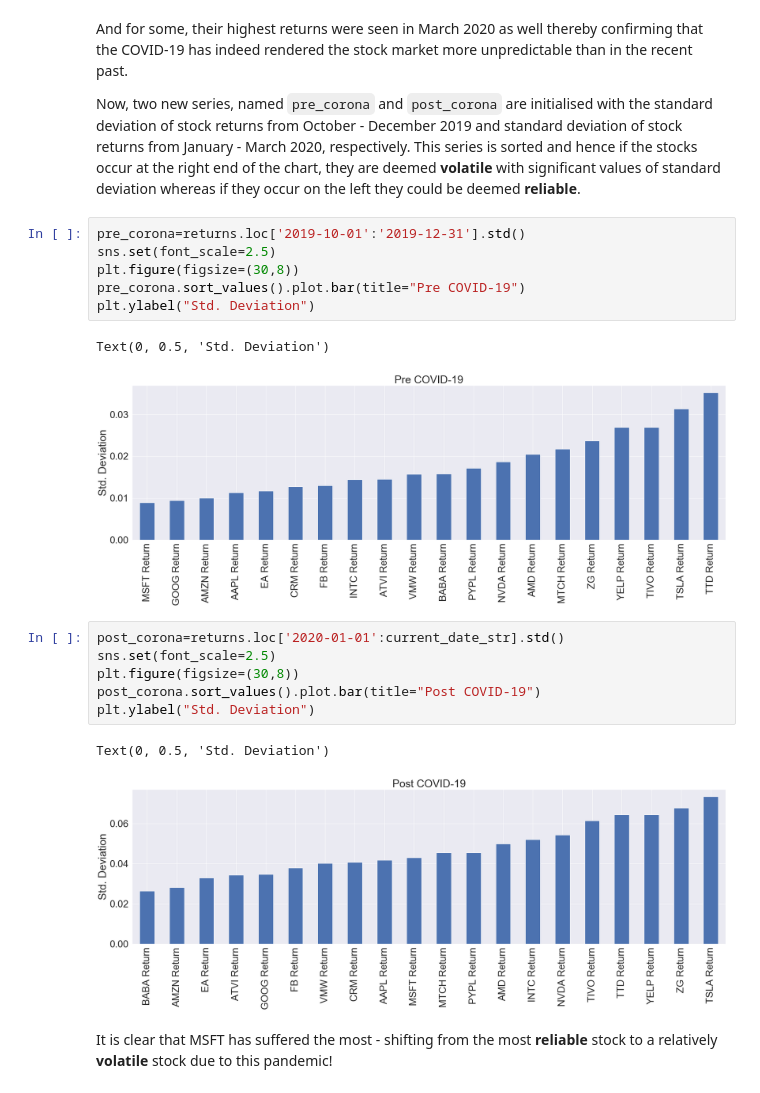
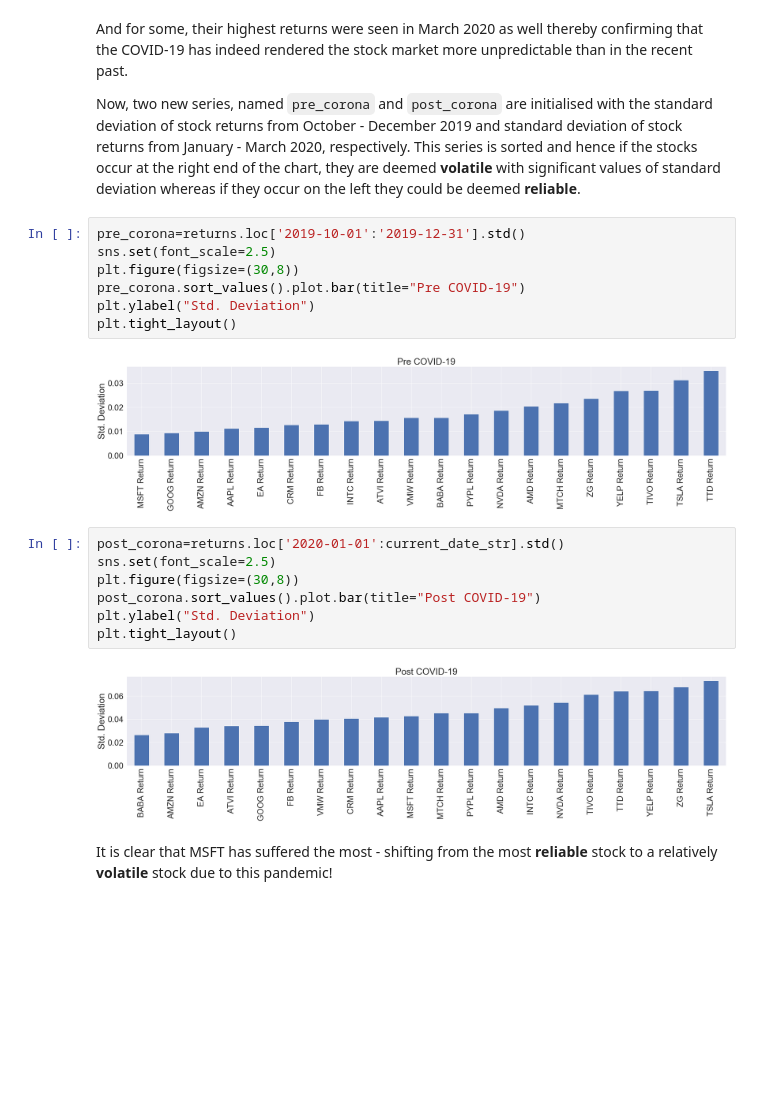
Before and after one commit to atreyid/COVID_19_Tech_Stocks_Analysis, a Jupyter notebook: index.ipynb, the cells around one changed output. Drawn from its saved outputs; the diff is of its cells as text; blank space fills up the shorter version.

```diff
--- a/index.ipynb
+++ b/index.ipynb
@@ -183,21 +185,21 @@ Now, two new series, named `pre_corona` and `post_corona` are initialised with t
 # %%
 pre_corona=returns.loc['2019-10-01':'2019-12-31'].std()
 sns.set(font_scale=2.5)
 plt.figure(figsize=(30,8))
 pre_corona.sort_values().plot.bar(title="Pre COVID-19")
 plt.ylabel("Std. Deviation")
+plt.tight_layout()
 # %% [output]
-Text(0, 0.5, 'Std. Deviation')
-[figure, old version]
+[figure, new version]
 # %%
 post_corona=returns.loc['2020-01-01':current_date_str].std()
 sns.set(font_scale=2.5)
 plt.figure(figsize=(30,8))
 post_corona.sort_values().plot.bar(title="Post COVID-19")
 plt.ylabel("Std. Deviation")
+plt.tight_layout()
 # %% [output]
-Text(0, 0.5, 'Std. Deviation')
-[figure, old version]
+[figure, new version]
 # %% [markdown]
 It is clear that MSFT has suffered the most - shifting from the most **reliable** stock to a relatively **volatile** stock due to this pandemic!
 # %% [markdown]
```
Also changed, not shown: parts of 10 cells of this notebook, 2 other files.
